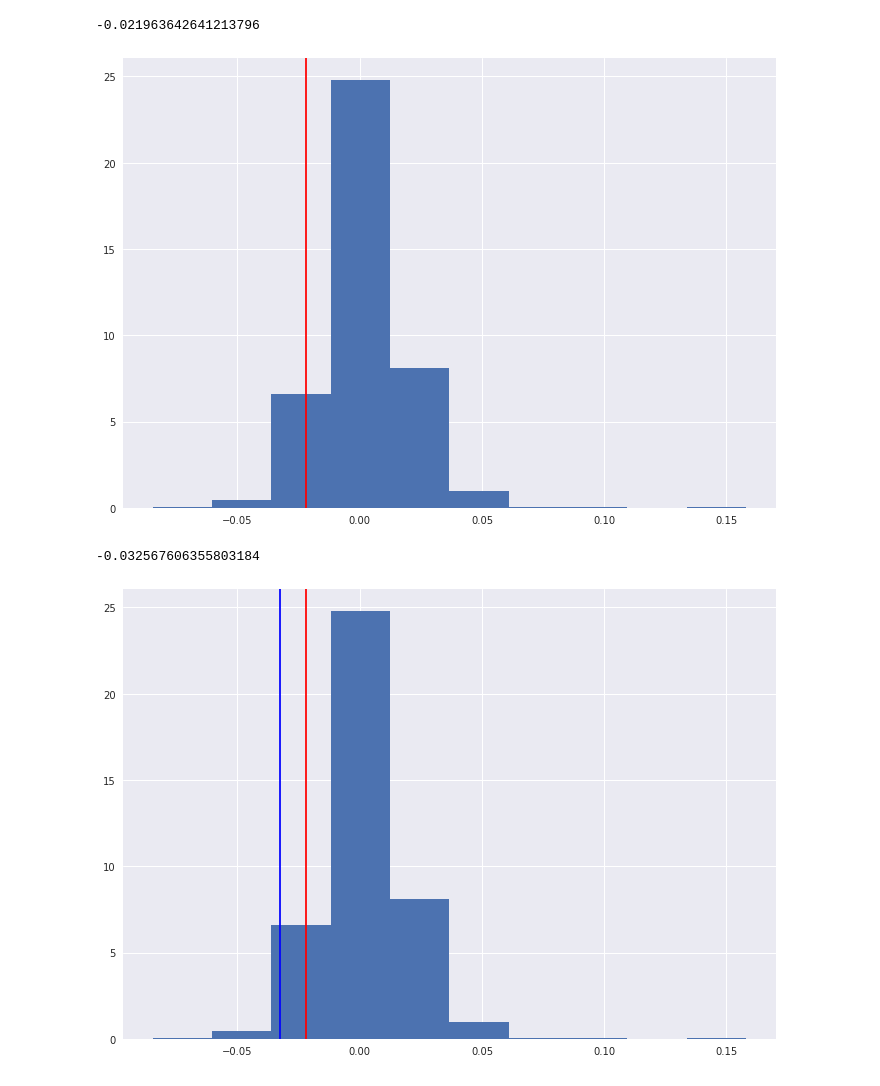
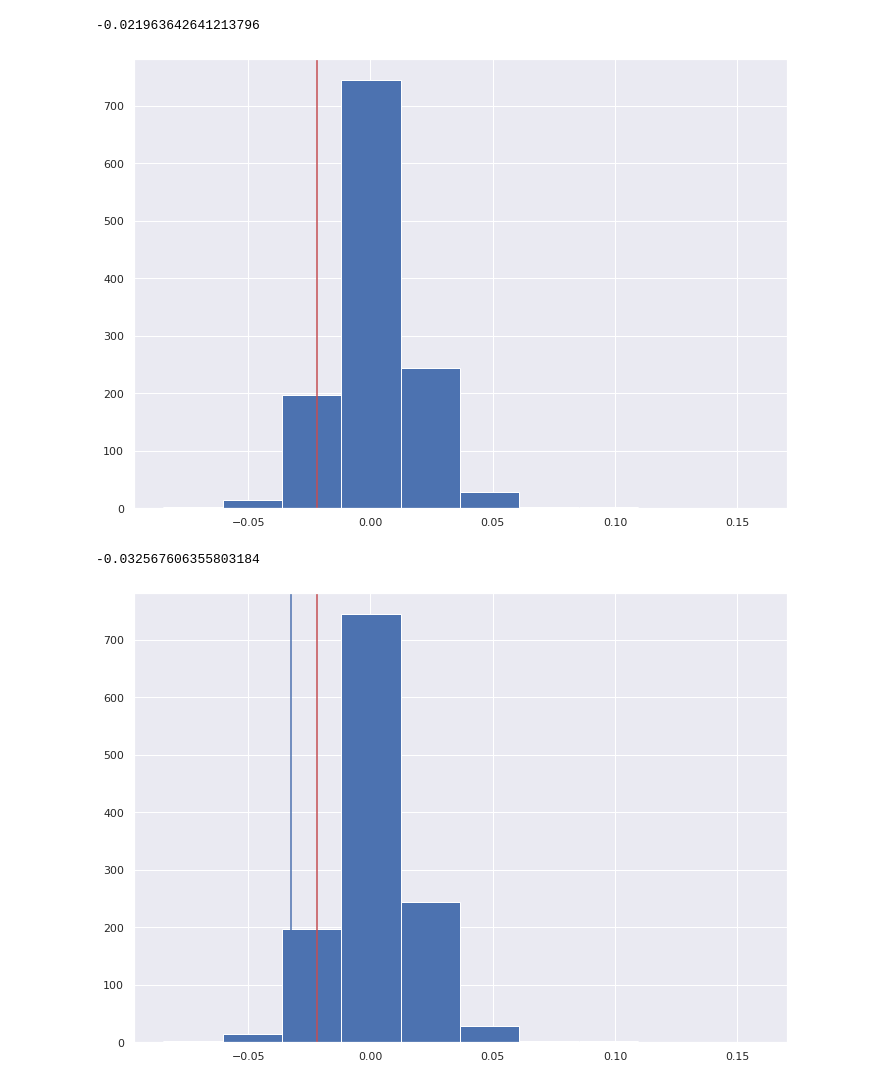
Before and after one commit to souvikjana993/finance, a Jupyter notebook: PORTFOLIO_RISK_MGMT.ipynb, the cells around one changed output. Saved outputs shown, nothing was run; the diff lists cells and outputs as text; code cells hidden in the pictures.

```diff
--- a/PORTFOLIO_RISK_MGMT.ipynb
+++ b/PORTFOLIO_RISK_MGMT.ipynb
@@ -12,5 +14,7 @@ sns.set(rc={'figure.figsize':(11.7,8.27)})
+# %%
+authtoken = 'rzGh1YTCnp3fv-txhxyi'#hidden
 # %%
-Stock_prices_BRITANNIA = quandl.get("NSE/BRITANNIA", authtoken="v-JULK5aF5FH4gUfC1Up", start_date="2012-12-31", end_date="2017-12-31")
-Stock_prices_PGHH = quandl.get("NSE/PGHH", authtoken="v-JULK5aF5FH4gUfC1Up", start_date="2012-12-31", end_date="2017-12-31")
-Stock_prices_MRF = quandl.get("NSE/MRF", authtoken="v-JULK5aF5FH4gUfC1Up", start_date="2012-12-31", end_date="2017-12-31")
-SENSEX = quandl.get("BSE/SENSEX", authtoken="v-JULK5aF5FH4gUfC1Up", start_date="2012-12-31",end_date="2017-12-31")
+Stock_prices_BRITANNIA = quandl.get("NSE/BRITANNIA", authtoken=authtoken, start_date="2012-12-31", end_date="2017-12-31")
+Stock_prices_PGHH = quandl.get("NSE/PGHH", authtoken=authtoken, start_date="2012-12-31", end_date="2017-12-31")
+Stock_prices_MRF = quandl.get("NSE/MRF", authtoken=authtoken, start_date="2012-12-31", end_date="2017-12-31")
+SENSEX = quandl.get("BSE/SENSEX", authtoken=authtoken, start_date="2012-12-31",end_date="2017-12-31")
@@ -666,28 +696,28 @@ var95
 sorted_rets = sorted(Stock_prices_BRITANNIA['Returns'][1:])
 
 # Plot the probability of each sorted return quantile
-plt.hist(sorted_rets, normed=True)
+plt.hist(sorted_rets)
 
 # Denote the VaR 95 quantile
 plt.axvline(x=var95, color='r', linestyle='-', label='VaR 95: {0:.2f}%'.format(var95))
 plt.show();
 # %% [output]
-[figure, old version]
+[figure, new version]
 # %%
 # Historical CVaR 95
 cvar_95 = Stock_prices_BRITANNIA['Returns'][1:][Stock_prices_BRITANNIA['Returns'][1:] <= var95].mean()
 print(cvar_95)
 
 # Sort the returns for plotting
 sorted_rets = sorted(Stock_prices_BRITANNIA['Returns'][1:])
 
 # Plot the probability of each return quantile
-plt.hist(sorted_rets, normed=True)
+plt.hist(sorted_rets)
 
 # Denote the VaR 95 and CVaR 95 quantiles
 plt.axvline(x=var95, color="r", linestyle="-", label='var95: {0:.2f}%'.format(var95))
 plt.axvline(x=cvar_95, color='b', linestyle='-', label='cvar_95: {0:.2f}%'.format(cvar_95))
 plt.show()
 # %% [output]
 -0.032567606355803184
-[figure, old version]
+[figure, new version]
```
Also changed, not shown: parts of 22 cells of this notebook.
